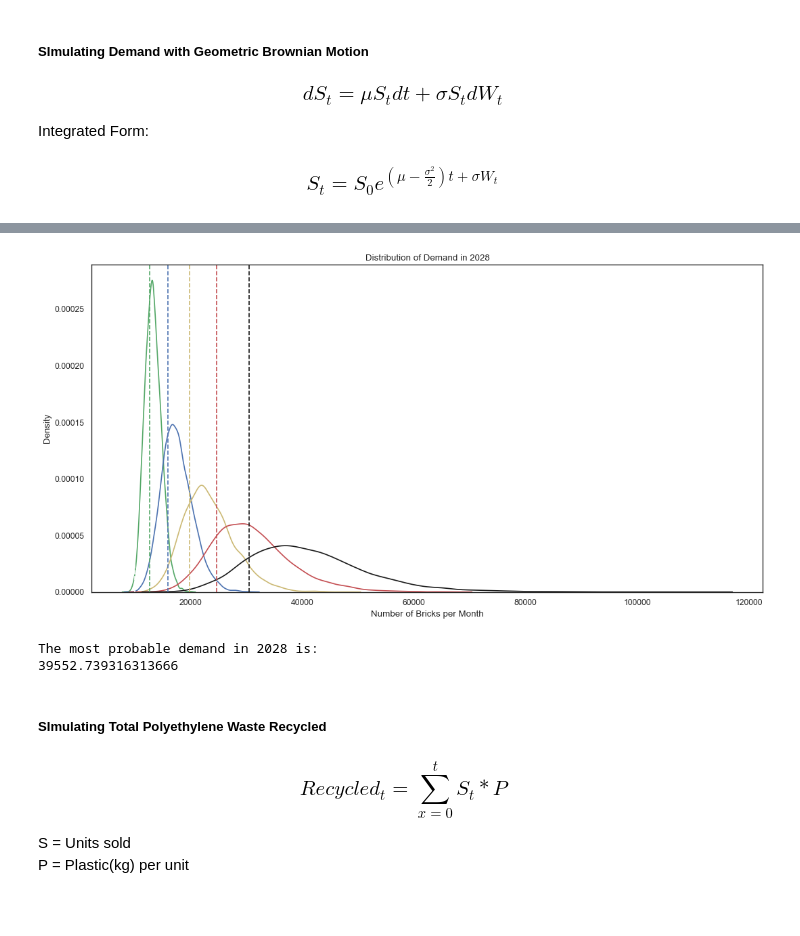
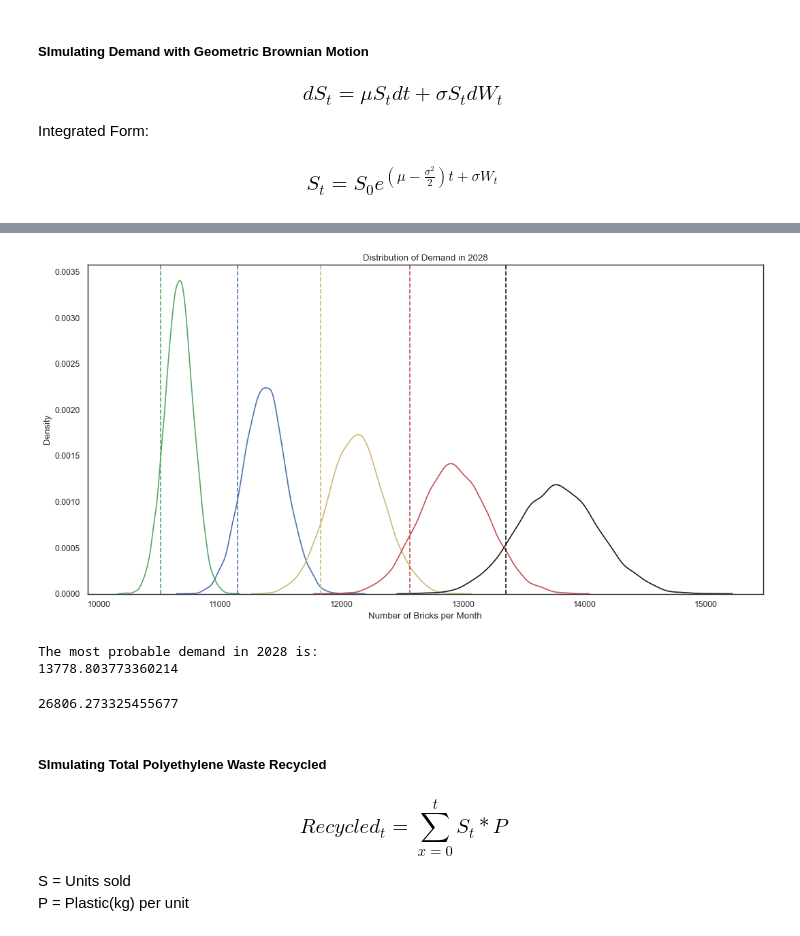
Before and after one commit to rx229/Projects, a Jupyter notebook: Brick Profit Monte Carlo/brick_esg_montecarlo.ipynb, the cells around one changed output, grey strips where cells are left out. Cells and saved outputs as stored; diff of their text form; code cells hidden in the pictures; blank space fills up the shorter version.

```diff
--- a/Brick Profit Monte Carlo/brick_esg_montecarlo.ipynb
+++ b/Brick Profit Monte Carlo/brick_esg_montecarlo.ipynb
@@ -17,9 +18,9 @@ Integrated Form:
 # %%
 # Parameters
 # drift coefficent
-mu = 0.28162
+mu = 0.06412
 # number of steps
-n = 60
+n = 5
 # time in years
 T = 5
 # number of sims
@@ -27,7 +28,7 @@ M = 10000
 # initial demand
 S0 = 10000
 # volatility
-sigma = 0.1111
+sigma = 0.010823
 
 dt = T/n
 # %%
@@ -52,6 +48,8 @@ tt = np.full(shape=(M,n+1), fill_value=time).T
 # %%
-pop_trend = (np.ones(T+1) * 0.158879).cumsum() - 0.158879 + S0
-plastic_trend = ((np.ones(T+1) * 1.218).cumprod() - 0.218) * S0
+#pop_trend = (np.ones(T+1) * 0.158879).cumsum() - 0.158879 + S0
+#prod_trend = ((np.ones(n+1) * 1.0221045).cumprod()) * S0
+
+production_cap = [10000, 10511.401946, 11141.796653, 11826.509148, 12563.455807, 13354.036651]
 # %%
 plt.figure(figsize=(16, 8), dpi=80)
 sns.set(style="darkgrid")
@@ -109,27 +89,31 @@ var_df
 # %%
 plt.figure(figsize=(16, 8), dpi=80)
 sns.set(style="white")
-sns.kdeplot(demand_df[12], c = 'g')
-sns.kdeplot(demand_df[24], c = 'b')
-sns.kdeplot(demand_df[36], c = 'y')
-sns.kdeplot(demand_df[48], c = 'r')
-sns.kdeplot(demand_df[60], c = 'k')
+sns.kdeplot(demand_df[1], c = 'g')
+sns.kdeplot(demand_df[2], c = 'b')
+sns.kdeplot(demand_df[3], c = 'y')
+sns.kdeplot(demand_df[4], c = 'r')
+sns.kdeplot(demand_df[5], c = 'k')
 plt.title("Distribution of Demand in 2028")
 plt.xlabel("Number of Bricks per Month")
 
 color = ['w','g','b','y','r','k']
-months = [12,24,36,48,60]
+months = [1,2,3,4,5]
 for i in range(6):
-    plt.axvline(probability_of_failure['Minimum Demand (VaR)'][i], c=color[i], linestyle = 'dashed')
+    plt.axvline(production_cap[i], c=color[i], linestyle = 'dashed')
 
 plt.show()
 # %% [output]
-[figure, old version]
+[figure, new version]
 # %%
-print("The most probable demand in 2028 is:\n" + str(demand_df[60].median()))
+print("The most probable demand in 2028 is:\n" + str(demand_df[5].median()))
 # %% [output]
 The most probable demand in 2028 is:
-39552.739316313666
+13778.803773360214
+# %%
+plastic_trend[5]
+# %% [output]
+26806.273325455677
 # %% [markdown]
 ##### SImulating Total Polyethylene Waste Recycled
 
```
Also changed, not shown: parts of 23 cells of this notebook.
